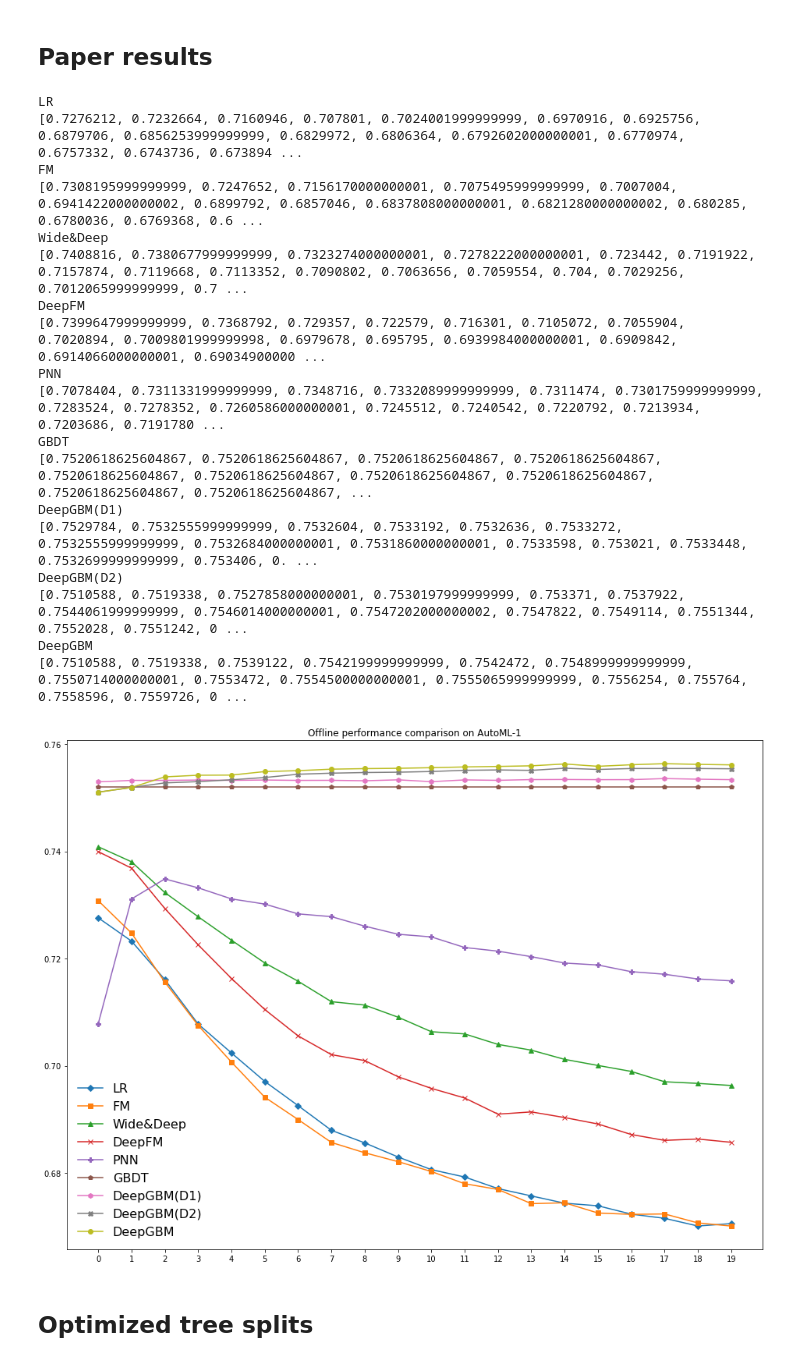
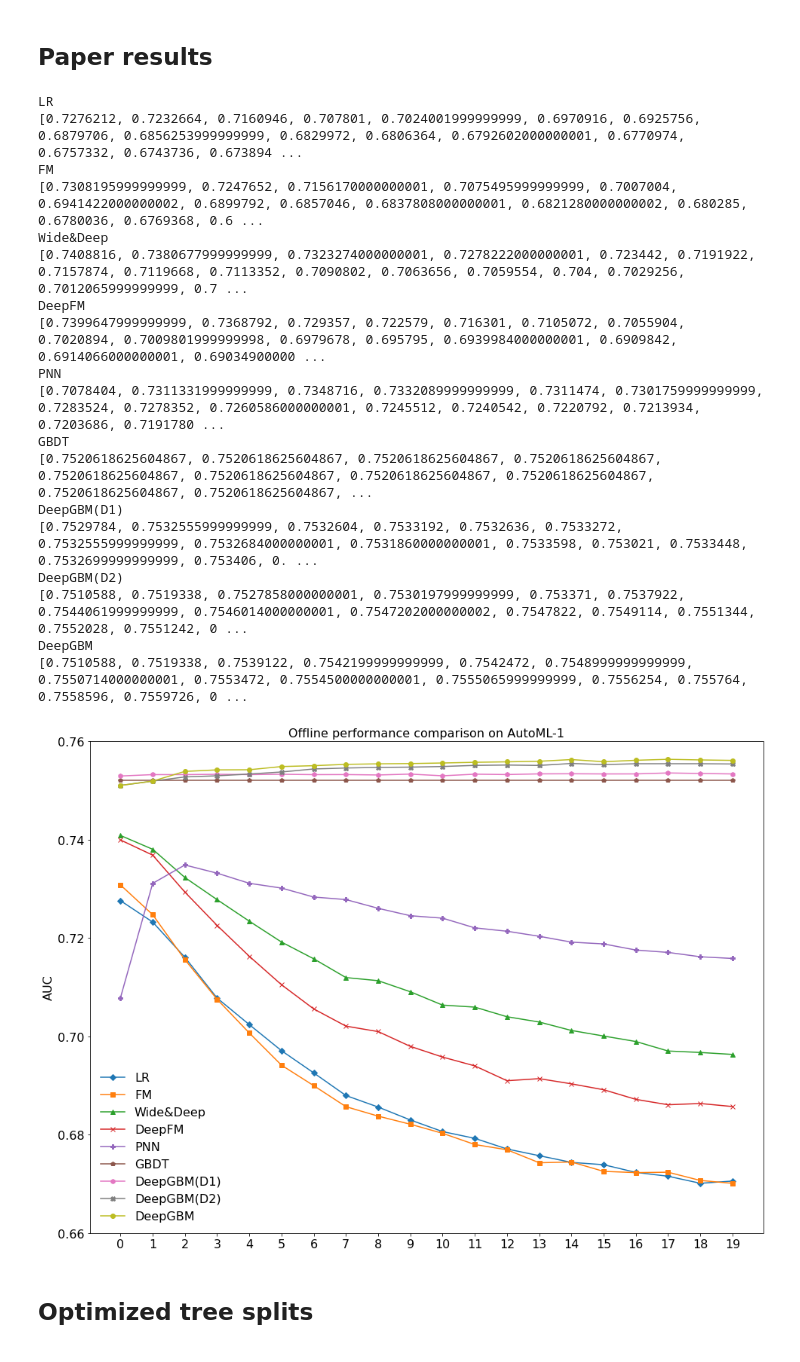
Before and after one commit to niksaz/recsys-seminar, a Jupyter notebook: experiments/plot_results.ipynb, the cells around one changed output. Saved outputs shown, nothing was run; the diff lists cells and outputs as text; code cells hidden in the pictures.

Commit message:
Results visualization on both AutoML-1 and Expedia.

```diff
--- a/experiments/plot_results.ipynb
+++ b/experiments/plot_results.ipynb
@@ -216,16 +252,21 @@ def load_results_from_path(experiment_path):
   assert results
   return results
 # %%
-def plot_performance_offline(offline_line_to_label, results_dir, title):
+def plot_performance_offline(offline_experiment_files, results_dir, ylim0, ylim1, title):
   fontsize = 16
   fig, ax = plt.subplots(figsize=(16, 12))
   xticks = list(range(20))
   ax.set_xticks(xticks)
+  plt.xticks(fontsize=fontsize)
+  plt.ylabel('AUC', fontsize=fontsize)
+  plt.yticks(fontsize=fontsize)
+  plt.ylim((ylim0, ylim1))
 
   markers = itertools.cycle(('D', 's', '^', 'x', 'P', 'p', 'h', 'X', 'o'))
   labels = []
   plots = []
-  for experiment_file, label in offline_line_to_label.items():
+  for experiment_file in offline_experiment_files:
+    label = map_offline_file_to_label(experiment_file)
     experiment_path = os.path.join(results_dir, experiment_file)
     results = load_results_from_path(experiment_path)
     epoch_to_aucs = collections.defaultdict(list)
@@ -250,7 +291,7 @@ def plot_performance_offline(offline_line_to_label, results_dir, title):
     print(label)
     print(means)
 
-  plt.title(title)
-  legend = ax.legend(plots, labels, prop={'size': fontsize}, frameon=False)
+  plt.title(title, fontsize=fontsize)
+  legend = ax.legend(plots, labels, prop={'size': fontsize}, loc='lower left', frameon=False)
 # %% [markdown]
 ## Paper results
@@ -269,28 +298,42 @@ offline_file_to_label = {
+# %%
+offline_experiment_files = [
+  'nipsA_lr_offline.txt',
+  'nipsA_fm_offline.txt',
+  'nipsA_wideNdeep_offline.txt',
+  'nipsA_deepfm_offline.txt',
+  'nipsA_pnn_offline.txt',
+  'nipsA_gbdt_offline.txt',
+  'nipsA_d1_offline.txt',
+  'nipsA_gbdt2nn_offline.txt',
+  'nipsA_deepgbm_offline.txt',
+]
 # %%
 plot_performance_offline(
-  offline_file_to_label,
+  offline_experiment_files,
   'results/nipsA_offline',
+  0.66,
+  0.76,
   'Offline performance comparison on AutoML-1')
 # %% [output]
 LR
 [0.7276212, 0.7232664, 0.7160946, 0.707801, 0.7024001999999999, 0.6970916, 0.6925756, 0.6879706, 0.6856253999999999, 0.6829972, 0.6806364, 0.6792602000000001, 0.6770974, 0.6757332, 0.6743736, 0.673894 ...
 FM
 [0.7308195999999999, 0.7247652, 0.7156170000000001, 0.7075495999999999, 0.7007004, 0.6941422000000002, 0.6899792, 0.6857046, 0.6837808000000001, 0.6821280000000002, 0.680285, 0.6780036, 0.6769368, 0.6 ...
 Wide&Deep
 [0.7408816, 0.7380677999999999, 0.7323274000000001, 0.7278222000000001, 0.723442, 0.7191922, 0.7157874, 0.7119668, 0.7113352, 0.7090802, 0.7063656, 0.7059554, 0.704, 0.7029256, 0.7012065999999999, 0.7 ...
 DeepFM
 [0.7399647999999999, 0.7368792, 0.729357, 0.722579, 0.716301, 0.7105072, 0.7055904, 0.7020894, 0.7009801999999998, 0.6979678, 0.695795, 0.6939984000000001, 0.6909842, 0.6914066000000001, 0.69034900000 ...
 PNN
 [0.7078404, 0.7311331999999999, 0.7348716, 0.7332089999999999, 0.7311474, 0.7301759999999999, 0.7283524, 0.7278352, 0.7260586000000001, 0.7245512, 0.7240542, 0.7220792, 0.7213934, 0.7203686, 0.7191780 ...
 GBDT
 [0.7520618625604867, 0.7520618625604867, 0.7520618625604867, 0.7520618625604867, 0.7520618625604867, 0.7520618625604867, 0.7520618625604867, 0.7520618625604867, 0.7520618625604867, 0.7520618625604867, ...
 DeepGBM(D1)
 [0.7529784, 0.7532555999999999, 0.7532604, 0.7533192, 0.7532636, 0.7533272, 0.7532555999999999, 0.7532684000000001, 0.7531860000000001, 0.7533598, 0.753021, 0.7533448, 0.7532699999999999, 0.753406, 0. ...
 DeepGBM(D2)
 [0.7510588, 0.7519338, 0.7527858000000001, 0.7530197999999999, 0.753371, 0.7537922, 0.7544061999999999, 0.7546014000000001, 0.7547202000000002, 0.7547822, 0.7549114, 0.7551344, 0.7552028, 0.7551242, 0 ...
 DeepGBM
 [0.7510588, 0.7519338, 0.7539122, 0.7542199999999999, 0.7542472, 0.7548999999999999, 0.7550714000000001, 0.7553472, 0.7554500000000001, 0.7555065999999999, 0.7556254, 0.755764, 0.7558596, 0.7559726, 0 ...
-[figure, old version]
+[figure, new version]
 # %% [markdown]
 ## Optimized tree splits
 # %%
```
Also changed, not shown: parts of 17 cells of this notebook.
